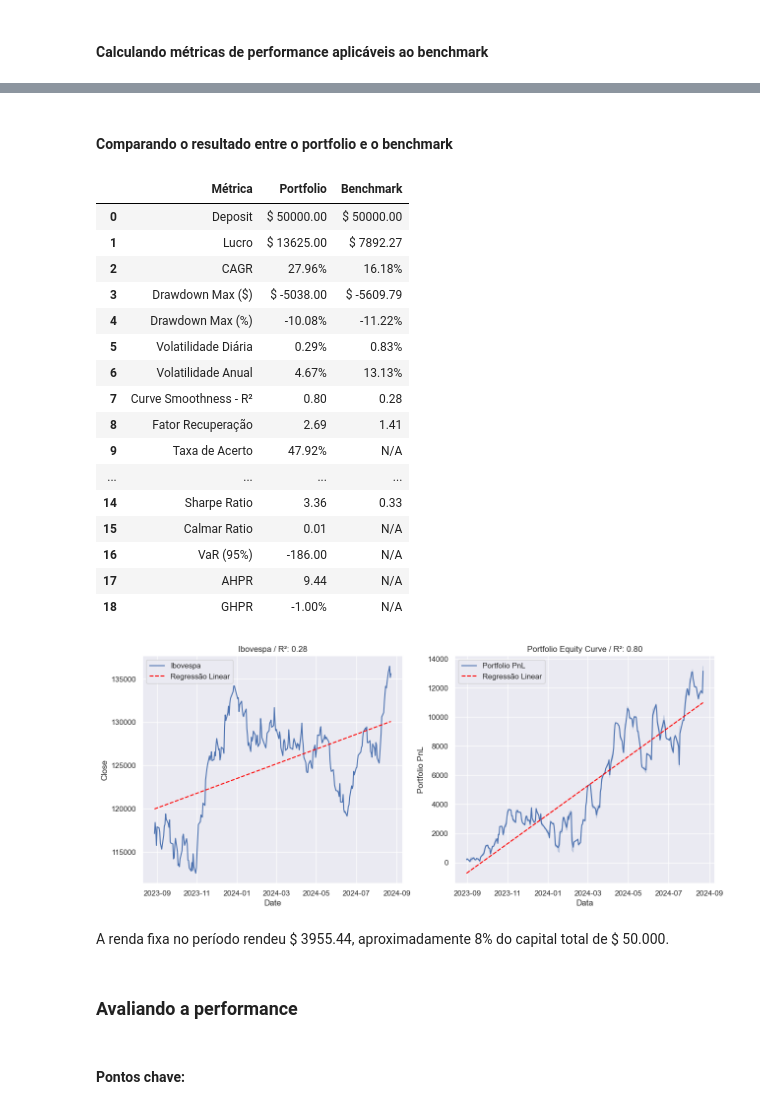
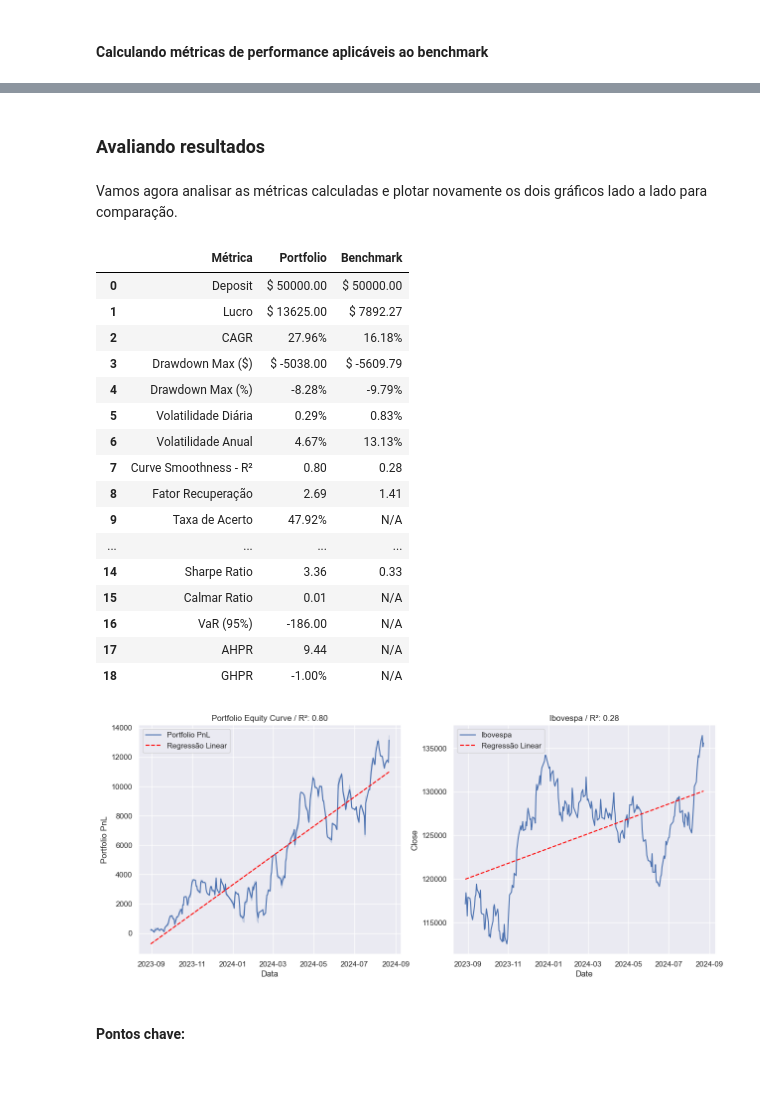
Before and after one commit to davimmoraes/algorithmic-portfolio-live-trading-analysis, a Jupyter notebook: live_trading_portfolio_analysis.ipynb, the cells around one changed output, grey strips where cells are left out. Saved outputs shown, nothing was run; the diff lists cells and outputs as text; code cells hidden in the pictures; blank space fills up the shorter version.

```diff
--- a/live_trading_portfolio_analysis.ipynb
+++ b/live_trading_portfolio_analysis.ipynb
@@ -198,0 +213,5 @@ O R² representa o quanto o modelo linear consegue descrever os dados, o que par
+# %%
+# Coletar dados da API
+symbol = '^BVSP'
+df_benchmark = yf.download(symbol, start=inicio, end=fim)
+close_prices_benchmark = df_benchmark['Close']
@@ -328,8 +330,8 @@ r_squared = r_value**2
 df['Regressao'] = intercept + slope * df['Time_ordinal']
 
 # Adicionar R² ao nosso dataframe de métricas
-df_metricas_lr = pd.DataFrame({'Métrica':['Curve Smoothness - R²'],'Portfolio':[f'{r_squared:.2f}']})
-df_metricas = pd.concat([df_metricas, df_metricas_lr], ignore_index=True)
+df_metricas_portfolio_lr = pd.DataFrame({'Métrica':['Curve Smoothness - R²'],'Portfolio':[f'{r_squared:.2f}']})
+df_metricas = pd.concat([df_metricas, df_metricas_portfolio_lr], ignore_index=True)
 
 # Plotar o gráfico
 plt.figure(figsize=(11, 6))
@@ -342,6 +344,5 @@ plt.ylabel('Portfolio PnL')
 plt.xticks(rotation=45)
 plt.legend()
 plt.show()
-df_metricas
 # %% [output]
 [figure]
@@ -510,11 +488,11 @@ Percebe-se um claro cenário de afrouxamento da política monetária no período
 # Sharpe Ratio
 retorno_sistema = (system_profit)/initial_deposit
 desvio_padrao = df['Profit'].std() / initial_deposit
-sharpe_ratio = (retorno_sistema - taxa_livre_risco) / (volatilidade_anualizada_sistema/100) if desvio_padrao != 0 else np.nan
+sharpe_ratio = (retorno_sistema - taxa_livre_risco) / (volatilidade_anualizada_portfolio/100) if desvio_padrao != 0 else np.nan
 
 # Calmar Ratio
-retorno_anual_sistema = (valor_final_sistema / initial_deposit - 1) * 100
-calmar_ratio = retorno_anual_sistema / abs(max_drawdown_financeiro) if max_drawdown_financeiro != 0 else np.nan
+retorno_anual_portfolio = (valor_final_portfolio/ initial_deposit - 1) * 100
+calmar_ratio = retorno_anual_portfolio / abs(max_drawdown_financeiro_portfolio) if max_drawdown_financeiro_portfolio != 0 else np.nan
 
 # VaR
 conf_level = 0.95
@@ -549,9 +527,9 @@ df_metricas = pd.concat([df_metricas, df_metricas_risco], ignore_index=True)
 
 # Calculando métricas aplicáveis ao benchmark
 # Calcular fator de recuperação do ibov
-fr_buyhold = lucro_buyhold / -drawdown_maximo_financeiro
+fr_benchmark = lucro_benchmark / -drawdown_maximo_financeiro_benchmark
 
-df_metricas.loc[df_metricas['Métrica'] == 'Fator Recuperação', 'Benchmark'] = f'{fr_buyhold:.2f}'
+df_metricas.loc[df_metricas['Métrica'] == 'Fator Recuperação', 'Benchmark'] = f'{fr_benchmark:.2f}'
 
 # Exibindo os resultados
 
@@ -567,51 +550,51 @@ df_metricas.loc[df_metricas['Métrica'] == 'Fator Recuperação', 'Benchmark'] =
 # %%
 # Calcular fator de recuperação do ibov
-fr_buyhold = lucro_buyhold / -drawdown_maximo_financeiro
+fr_buyhold = lucro_benchmark / -drawdown_maximo_financeiro_benchmark
 
 # Sharpe Ratio
-retorno_ibov = (lucro_buyhold)/initial_deposit
-sharpe_ratio_ibov = (retorno_ibov - taxa_livre_risco) / (volatilidade_anualizada_ibov/100)
+retorno_benchmark = (lucro_benchmark)/initial_deposit
+sharpe_ratio_benchmark = (retorno_benchmark - taxa_livre_risco) / (volatilidade_anualizada_benchmark/100)
 
 
 # Adicionar métricas ao df
-df_metricas.loc[df_metricas['Métrica'] == 'Fator Recuperação', 'Benchmark'] = f'{fr_buyhold:.2f}'
-df_metricas.loc[df_metricas['Métrica'] == 'Sharpe Ratio', 'Benchmark'] = f'{sharpe_ratio_ibov:.2f}'
+df_metricas.loc[df_metricas['Métrica'] == 'Fator Recuperação', 'Benchmark'] = f'{fr_benchmark:.2f}'
+df_metricas.loc[df_metricas['Métrica'] == 'Sharpe Ratio', 'Benchmark'] = f'{sharpe_ratio_benchmark:.2f}'
-# %% [markdown]
-#### Comparando o resultado entre o portfolio e o benchmark
+# %% [markdown]
+### Avaliando resultados
+# %% [markdown]
+Vamos agora analisar as métricas calculadas e plotar novamente os dois gráficos lado a lado para comparação.
 # %%
 fig, axes = plt.subplots(1, 2, figsize=(15, 6))  # 1 linha, 2 colunas
 
-sns.lineplot(data=df_ibov, x='Date', y='Close', label='Ibovespa',ax=axes[0])
-sns.lineplot(data=df_ibov, x='Date', y='Regressao', color='red', linestyle='--', label='Regressão Linear', ax=axes[0])
-axes[0].set_title(f'Ibovespa / R²: {r_squared_ibov:.2f}')
+sns.lineplot(data=df, x='Data', y='Portfolio PnL', label='Portfolio PnL',ax=axes[0])
+sns.lineplot(data=df, x='Data', y='Regressao', color='red', linestyle='--', label='Regressão Linear', ax=axes[0])
+axes[0].set_title(f'Portfolio Equity Curve / R²: {r_squared:.2f}')
 
-sns.lineplot(data=df, x='Data', y='Portfolio PnL', label='Portfolio PnL',ax=axes[1])
-sns.lineplot(data=df, x='Data', y='Regressao', color='red', linestyle='--', label='Regressão Linear', ax=axes[1])
-axes[1].set_title(f'Portfolio Equity Curve / R²: {r_squared:.2f}')
+sns.lineplot(data=df_benchmark, x='Date', y='Close', label='Ibovespa',ax=axes[1])
+sns.lineplot(data=df_benchmark, x='Date', y='Regressao', color='red', linestyle='--', label='Regressão Linear', ax=axes[1])
+axes[1].set_title(f'Ibovespa / R²: {r_squared_benchmark:.2f}')
+
+
 df_metricas.fillna("N/A")
 # %% [output]
 |  | Métrica | Portfolio | Benchmark |
 | 0 | Deposit | $ 50000.00 | $ 50000.00 |
 | 1 | Lucro | $ 13625.00 | $ 7892.27 |
 | 2 | CAGR | 27.96% | 16.18% |
 | 3 | Drawdown Max ($) | $ -5038.00 | $ -5609.79 |
-| 4 | Drawdown Max (%) | -10.08% | -11.22% |
+| 4 | Drawdown Max (%) | -8.28% | -9.79% |
 | 5 | Volatilidade Diária | 0.29% | 0.83% |
 | 6 | Volatilidade Anual | 4.67% | 13.13% |
 | 7 | Curve Smoothness - R² | 0.80 | 0.28 |
 | 8 | Fator Recuperação | 2.69 | 1.41 |
 | 9 | Taxa de Acerto | 47.92% | N/A |
 | ... | ... | ... | ... |
 | 14 | Sharpe Ratio | 3.36 | 0.33 |
 | 15 | Calmar Ratio | 0.01 | N/A |
 | 16 | VaR (95%) | -186.00 | N/A |
 | 17 | AHPR | 9.44 | N/A |
 | 18 | GHPR | -1.00% | N/A |
-[figure, old version]
+[figure, new version]
-# %% [markdown]
-A renda fixa no período rendeu \$ 3955.44, aproximadamente 8% do capital total de \$ 50.000.
-# %% [markdown]
-### Avaliando a performance <br>
 # %% [markdown]
 #### Pontos chave:
 # %% [markdown]
```
Also changed, not shown: parts of 37 cells of this notebook.
